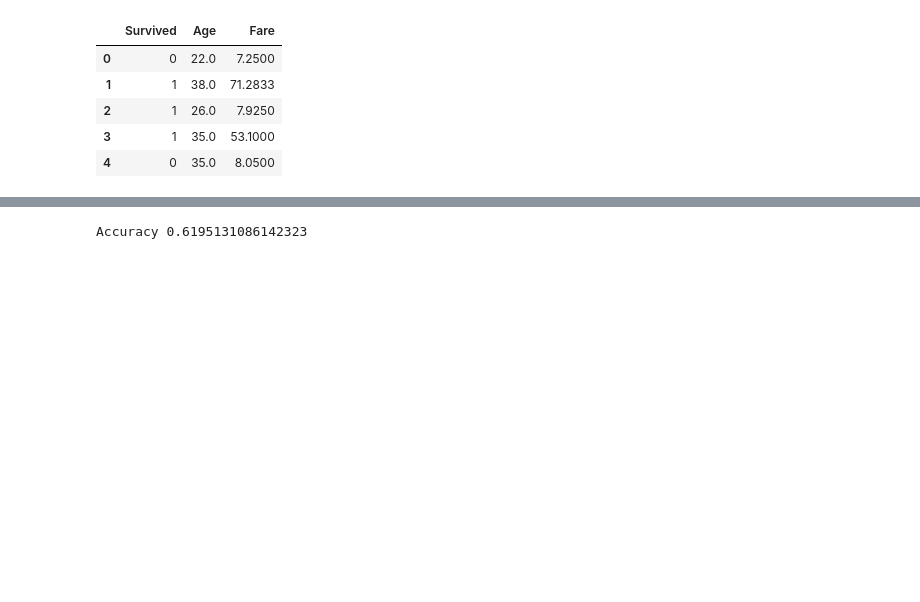
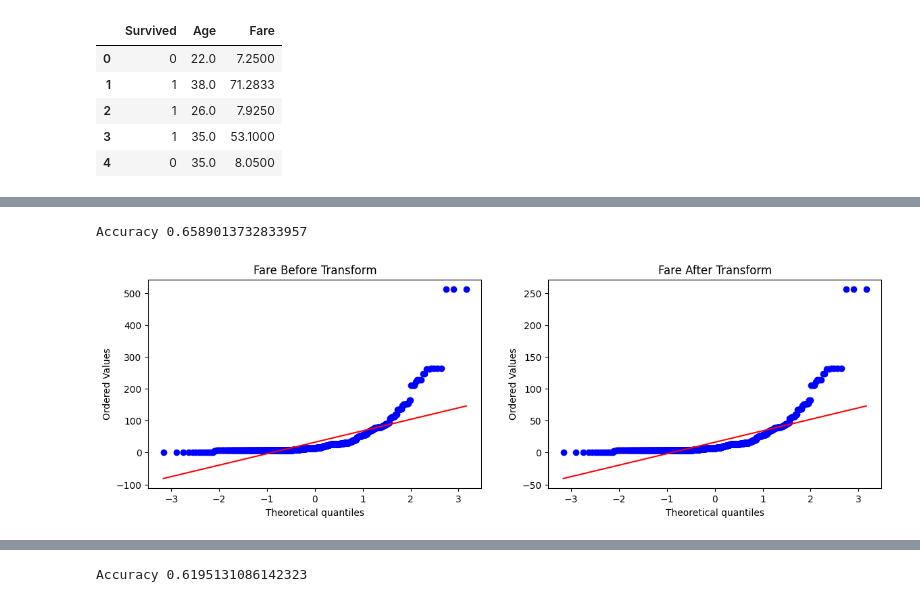
Before and after one commit to Harshkumar-2024/100-days-of-machine-learning, a Jupyter notebook: day30-function-transformer/day30.ipynb, the cells around one changed output, grey strips where cells are left out. Saved outputs shown, nothing was run; the diff lists cells and outputs as text; code cells hidden in the pictures; blank space fills up the shorter version.

```diff
--- a/day30-function-transformer/day30.ipynb
+++ b/day30-function-transformer/day30.ipynb
@@ -216,0 +228,5 @@ def apply_transform(transform):
+# %%
+apply_transform(lambda x:x**1/2)
+# %% [output]
+Accuracy 0.6589013732833957
+[figure, added]
```
Also changed, not shown: parts of 12 cells of this notebook.
